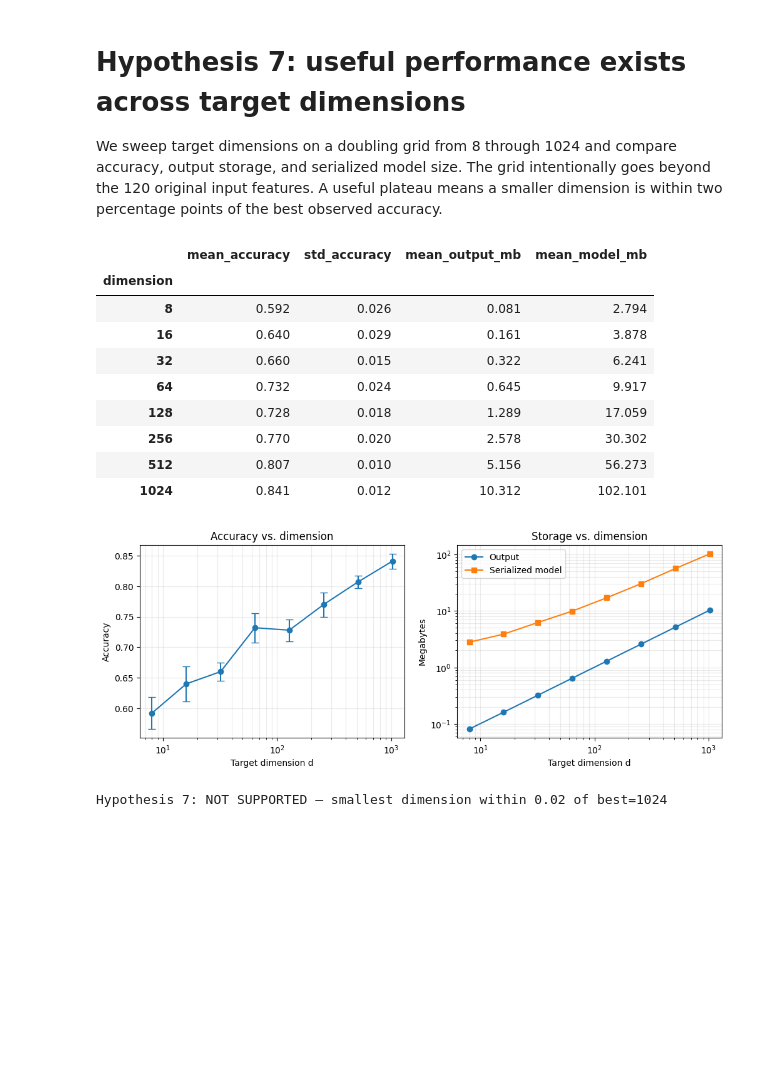
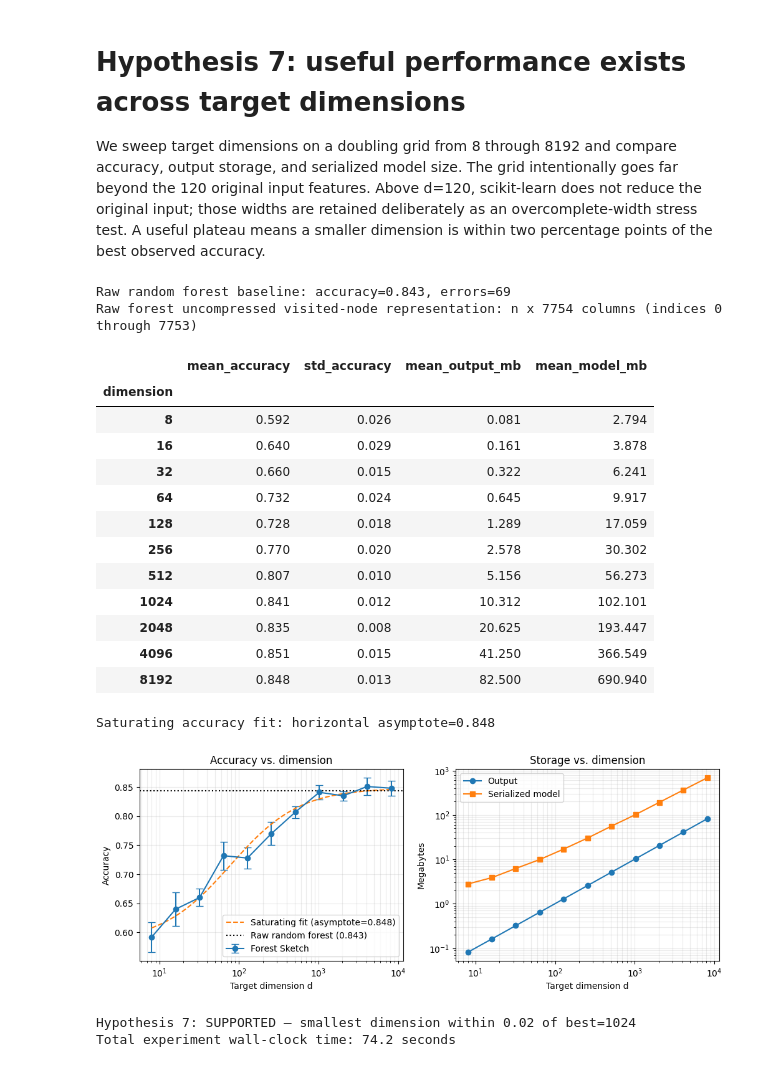
Before and after one commit to fabriziocosta/forestsketch, a Jupyter notebook: notebooks/10_hypothesis_target_dimension.ipynb, the cells around one changed output. Saved outputs shown, nothing was run; the diff lists cells and outputs as text; code cells hidden in the pictures; blank space fills up the shorter version.

```diff
--- a/notebooks/10_hypothesis_target_dimension.ipynb
+++ b/notebooks/10_hypothesis_target_dimension.ipynb
@@ -1,6 +1,6 @@
 # %% [markdown]
 # Hypothesis 7: useful performance exists across target dimensions
 
-We sweep target dimensions on a doubling grid from 8 through 1024 and compare accuracy, output storage, and serialized model size. The grid intentionally goes beyond the 120 original input features. A useful plateau means a smaller dimension is within two percentage points of the best observed accuracy.
+We sweep target dimensions on a doubling grid from 8 through 8192 and compare accuracy, output storage, and serialized model size. The grid intentionally goes far beyond the 120 original input features. Above d=120, scikit-learn does not reduce the original input; those widths are retained deliberately as an overcomplete-width stress test. A useful plateau means a smaller dimension is within two percentage points of the best observed accuracy.
 # %%
 import sys
@@ -16,43 +26,69 @@ from _hypothesis_utils import classification_data, classification_score, downstr
 DATA_SEED = 42
 EXPERIMENT_SEEDS = [0, 1, 2, 3]
 X_train, _, X_test, y_train, _, y_test = classification_data(DATA_SEED)
+experiment_start = time.perf_counter()
+raw_forest = forest_classifier(DATA_SEED)
+raw_accuracy, raw_errors = classification_score(raw_forest, X_train, y_train, X_test, y_test)
+raw_path_features = sum(tree.tree_.node_count for tree in raw_forest.estimators_)
+print(f'Raw random forest baseline: accuracy={raw_accuracy:.3f}, errors={raw_errors}')
+print(f'Raw forest uncompressed visited-node representation: n x {raw_path_features} columns (indices 0 through {raw_path_features - 1})')
 rows = []
 for seed in EXPERIMENT_SEEDS:
-    for dimension in [8, 16, 32, 64, 128, 256, 512, 1024]:
+    for dimension in [8, 16, 32, 64, 128, 256, 512, 1024, 2048, 4096, 8192]:
         representation = forest_sketch(seed, dimension, 2)
         X_train_view = representation.fit_transform(X_train, y_train)
         X_test_view = representation.transform(X_test)
         accuracy, errors = classification_score(downstream_classifier(seed), X_train_view, y_train, X_test_view, y_test)
         rows.append({'seed': seed, 'dimension': dimension, 'accuracy': accuracy, 'errors': errors, 'output_mb': X_train_view.nbytes / 2**20, 'model_mb': len(pickle.dumps(representation, protocol=pickle.HIGHEST_PROTOCOL)) / 2**20})
 results = pd.DataFrame(rows)
 summary = results.groupby('dimension').agg(mean_accuracy=('accuracy', 'mean'), std_accuracy=('accuracy', 'std'), mean_output_mb=('output_mb', 'mean'), mean_model_mb=('model_mb', 'mean')).round(3)
 display(summary)
+def saturating_curve(dimension, asymptote, amplitude, scale):
+    return asymptote - amplitude / (1.0 + dimension / scale)
+fit_parameters, _ = curve_fit(
+    saturating_curve, summary.index.to_numpy(dtype=float), summary.mean_accuracy.to_numpy(dtype=float),
+    p0=(0.9, 0.35, 64.0), bounds=([0.0, 0.0, 1.0], [1.5, 1.5, 1e6]), maxfev=20000,
+)
+fit_dimensions = np.geomspace(summary.index.min(), summary.index.max(), 300)
+fitted_asymptote = fit_parameters[0]
+print(f'Saturating accuracy fit: horizontal asymptote={fitted_asymptote:.3f}')
 fig, axes = plt.subplots(1, 2, figsize=(12, 4))
-axes[0].errorbar(summary.index, summary.mean_accuracy, yerr=summary.std_accuracy, marker='o', capsize=4)
+axes[0].errorbar(summary.index, summary.mean_accuracy, yerr=summary.std_accuracy, marker='o', capsize=4, label='Forest Sketch')
+axes[0].plot(fit_dimensions, saturating_curve(fit_dimensions, *fit_parameters), linestyle='--', color='tab:orange', label=f'Saturating fit (asymptote={fitted_asymptote:.3f})')
+axes[0].axhline(raw_accuracy, color='black', linestyle=':', linewidth=1.5, label=f'Raw random forest ({raw_accuracy:.3f})')
 axes[0].set(xscale='log', xlabel='Target dimension d', ylabel='Accuracy', title='Accuracy vs. dimension')
+axes[0].legend()
 axes[1].plot(summary.index, summary.mean_output_mb, marker='o', label='Output')
 axes[1].plot(summary.index, summary.mean_model_mb, marker='s', label='Serialized model')
 axes[1].set(xscale='log', yscale='log', xlabel='Target dimension d', ylabel='Megabytes', title='Storage vs. dimension')
 axes[1].legend()
 for axis in axes: axis.grid(alpha=0.25, which='both')
 plt.show()
 best = summary.mean_accuracy.max()
 smallest_near_best = summary[summary.mean_accuracy >= best - 0.02].index.min()
 supported = smallest_near_best < summary.index.max()
 print(f'Hypothesis 7: {"SUPPORTED" if supported else "NOT SUPPORTED"} — smallest dimension within 0.02 of best={smallest_near_best}')
+print(f'Total experiment wall-clock time: {time.perf_counter() - experiment_start:.1f} seconds')
 # %% [output]
+Raw random forest baseline: accuracy=0.843, errors=69
+Raw forest uncompressed visited-node representation: n x 7754 columns (indices 0 through 7753)
 |  | mean_accuracy | std_accuracy | mean_output_mb | mean_model_mb |
 | dimension |  |  |  |  |
 | 8 | 0.592 | 0.026 | 0.081 | 2.794 |
 | 16 | 0.640 | 0.029 | 0.161 | 3.878 |
 | 32 | 0.660 | 0.015 | 0.322 | 6.241 |
 | 64 | 0.732 | 0.024 | 0.645 | 9.917 |
 | 128 | 0.728 | 0.018 | 1.289 | 17.059 |
 | 256 | 0.770 | 0.020 | 2.578 | 30.302 |
 | 512 | 0.807 | 0.010 | 5.156 | 56.273 |
 | 1024 | 0.841 | 0.012 | 10.312 | 102.101 |
+| 2048 | 0.835 | 0.008 | 20.625 | 193.447 |
+| 4096 | 0.851 | 0.015 | 41.250 | 366.549 |
+| 8192 | 0.848 | 0.013 | 82.500 | 690.940 |
+Saturating accuracy fit: horizontal asymptote=0.848
-[figure, old version]
+[figure, new version]
-Hypothesis 7: NOT SUPPORTED — smallest dimension within 0.02 of best=1024
+Hypothesis 7: SUPPORTED — smallest dimension within 0.02 of best=1024
+Total experiment wall-clock time: 74.2 seconds
 # %% [markdown]
 ## Conclusion
 
```
Also changed, not shown: parts of 2 cells of this notebook, 3 other files.
